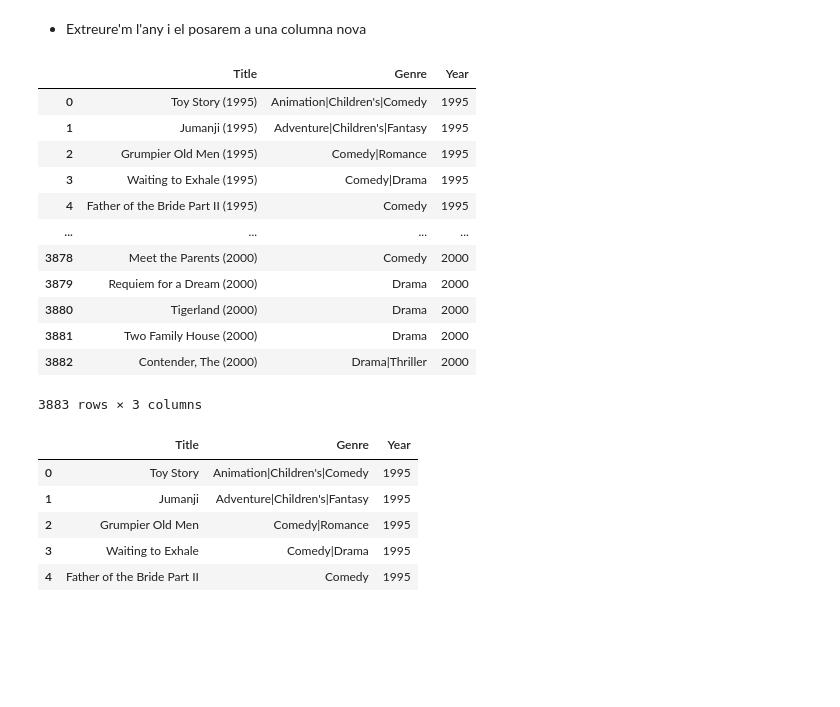
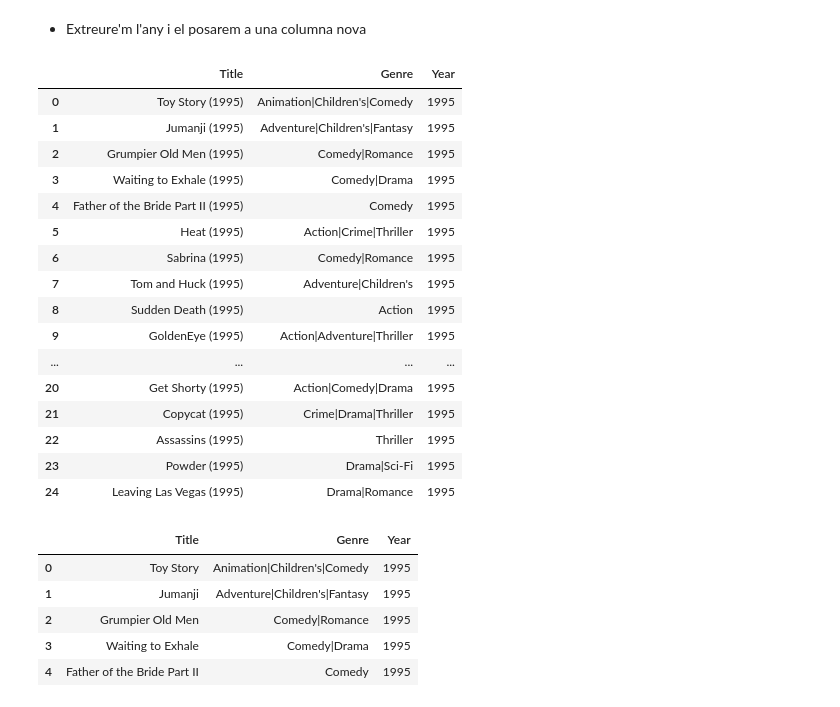
Before and after one commit to Data-Science-Sergi-Pardo/202310-04-M4-T02_Visualitzaci-gr-fica-de-m-ltiples-variables, a Jupyter notebook: Tasca_M4_T02.ipynb, the cells around one changed output. Saved outputs shown, nothing was run; the diff lists cells and outputs as text; code cells hidden in the pictures; blank space fills up the shorter version.

```diff
--- a/Tasca_M4_T02.ipynb
+++ b/Tasca_M4_T02.ipynb
@@ -16,6 +16,11 @@ import seaborn as sns
 import warnings
 
 warnings.filterwarnings('ignore')
+# %%
+# Modifico les opcions de visualització en nombre de columnes i files
+
+pd.options.display.max_columns = None
+pd.options.display.max_rows = None
 # %% [markdown]
 - Descarrego el dataframe aplicant els valors de separació "::" i el codi de format "ISO-8859-1"
 # %%
@@ -49,21 +54,25 @@ movies.shape
 # %%
 movies['Year'] = movies['Title'].str.extract(r'\((\d{4})\)', expand=True).astype(int)
 
-movies
+movies.head(25)
 # %% [output]
 |  | Title | Genre | Year |
 | 0 | Toy Story (1995) | Animation|Children's|Comedy | 1995 |
 | 1 | Jumanji (1995) | Adventure|Children's|Fantasy | 1995 |
 | 2 | Grumpier Old Men (1995) | Comedy|Romance | 1995 |
 | 3 | Waiting to Exhale (1995) | Comedy|Drama | 1995 |
 | 4 | Father of the Bride Part II (1995) | Comedy | 1995 |
+| 5 | Heat (1995) | Action|Crime|Thriller | 1995 |
+| 6 | Sabrina (1995) | Comedy|Romance | 1995 |
+| 7 | Tom and Huck (1995) | Adventure|Children's | 1995 |
+| 8 | Sudden Death (1995) | Action | 1995 |
+| 9 | GoldenEye (1995) | Action|Adventure|Thriller | 1995 |
 | ... | ... | ... | ... |
-| 3878 | Meet the Parents (2000) | Comedy | 2000 |
-| 3879 | Requiem for a Dream (2000) | Drama | 2000 |
-| 3880 | Tigerland (2000) | Drama | 2000 |
-| 3881 | Two Family House (2000) | Drama | 2000 |
-| 3882 | Contender, The (2000) | Drama|Thriller | 2000 |
+| 20 | Get Shorty (1995) | Action|Comedy|Drama | 1995 |
+| 21 | Copycat (1995) | Crime|Drama|Thriller | 1995 |
+| 22 | Assassins (1995) | Thriller | 1995 |
+| 23 | Powder (1995) | Drama|Sci-Fi | 1995 |
+| 24 | Leaving Las Vegas (1995) | Drama|Romance | 1995 |
-3883 rows × 3 columns
 # %%
 movies['Title'] = movies['Title'].str.replace(r'\(\d{4}\)', '', regex=True).str.strip()
 movies.head(5)
```
Also changed, not shown: parts of 9 cells of this notebook, 2 other files.
